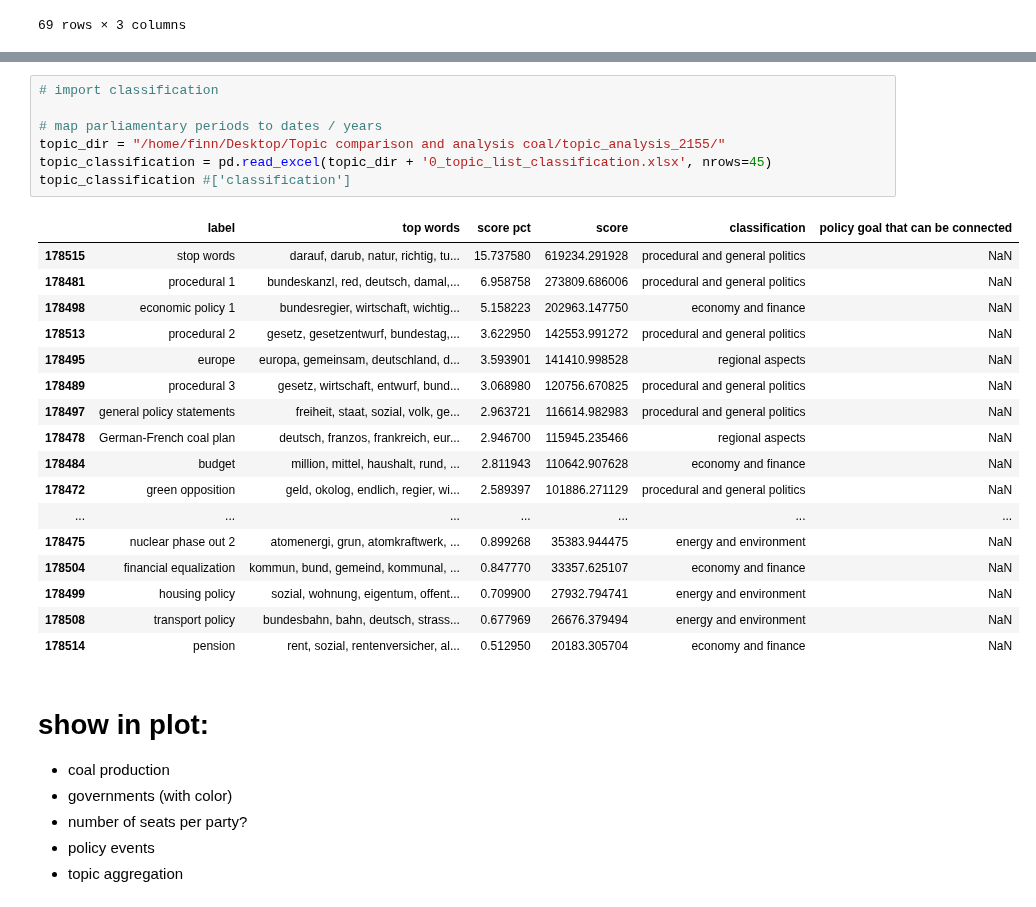
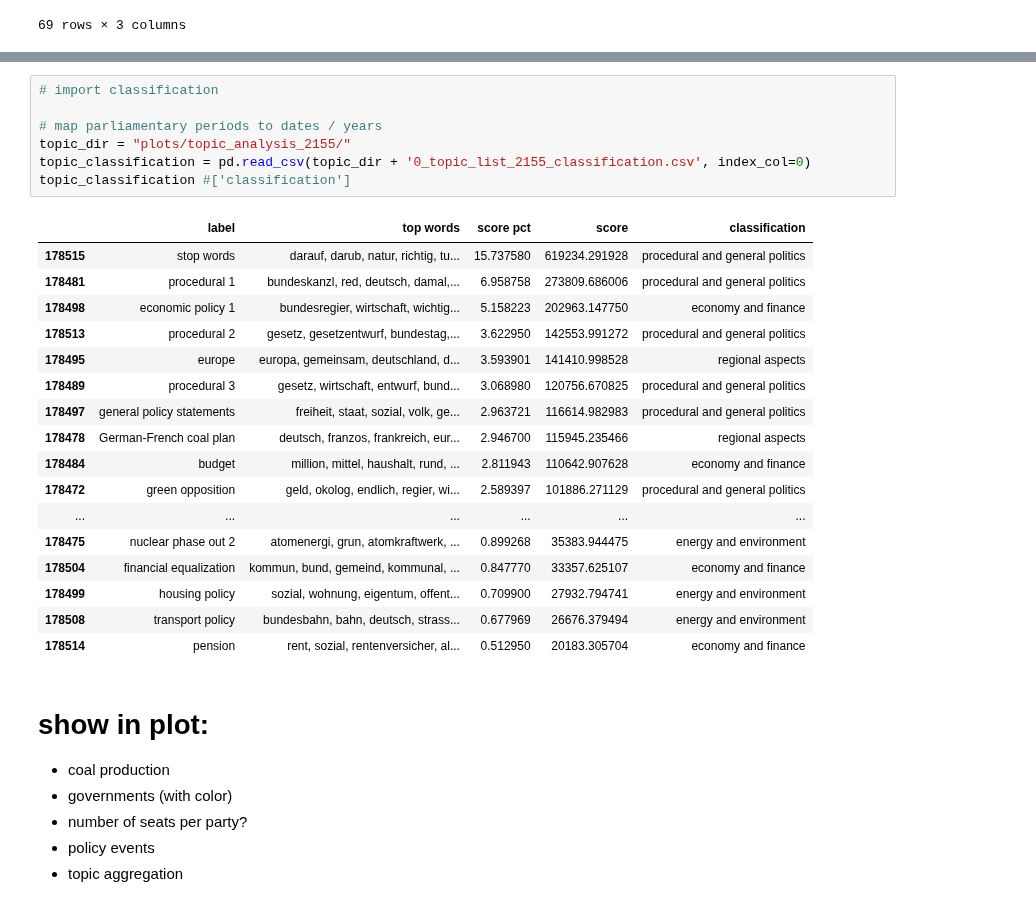
Before and after one commit to mcc-apsis/coal-discourse, a Jupyter notebook: 09_overview_coal_and_policy_development.ipynb, the cells around one changed output, grey strips where cells are left out. Drawn from its saved outputs; the diff is of its cells as text.

```diff
--- a/09_overview_coal_and_policy_development.ipynb
+++ b/09_overview_coal_and_policy_development.ipynb
@@ -75,28 +75,28 @@ Text(0,0.5,'production/import [Mt]')
 # %%
 # import classification
 
 # map parliamentary periods to dates / years
-topic_dir = "/home/finn/Desktop/Topic comparison and analysis coal/topic_analysis_2155/"
-topic_classification = pd.read_excel(topic_dir + '0_topic_list_classification.xlsx', nrows=45)
+topic_dir = "plots/topic_analysis_2155/"
+topic_classification = pd.read_csv(topic_dir + '0_topic_list_2155_classification.csv', index_col=0)
 topic_classification #['classification']
 # %% [output]
-|  | label | top words | score pct | score | classification | policy goal that can be connected |
-| 178515 | stop words | darauf, darub, natur, richtig, tu... | 15.737580 | 619234.291928 | procedural and general politics | NaN |
-| 178481 | procedural 1 | bundeskanzl, red, deutsch, damal,... | 6.958758 | 273809.686006 | procedural and general politics | NaN |
-| 178498 | economic policy 1 | bundesregier, wirtschaft, wichtig... | 5.158223 | 202963.147750 | economy and finance | NaN |
-| 178513 | procedural 2 | gesetz, gesetzentwurf, bundestag,... | 3.622950 | 142553.991272 | procedural and general politics | NaN |
-| 178495 | europe | europa, gemeinsam, deutschland, d... | 3.593901 | 141410.998528 | regional aspects | NaN |
-| 178489 | procedural 3 | gesetz, wirtschaft, entwurf, bund... | 3.068980 | 120756.670825 | procedural and general politics | NaN |
-| 178497 | general policy statements | freiheit, staat, sozial, volk, ge... | 2.963721 | 116614.982983 | procedural and general politics | NaN |
-| 178478 | German-French coal plan | deutsch, franzos, frankreich, eur... | 2.946700 | 115945.235466 | regional aspects | NaN |
-| 178484 | budget | million, mittel, haushalt, rund, ... | 2.811943 | 110642.907628 | economy and finance | NaN |
-| 178472 | green opposition | geld, okolog, endlich, regier, wi... | 2.589397 | 101886.271129 | procedural and general politics | NaN |
-| ... | ... | ... | ... | ... | ... | ... |
-| 178475 | nuclear phase out 2 | atomenergi, grun, atomkraftwerk, ... | 0.899268 | 35383.944475 | energy and environment | NaN |
-| 178504 | financial equalization | kommun, bund, gemeind, kommunal, ... | 0.847770 | 33357.625107 | economy and finance | NaN |
-| 178499 | housing policy | sozial, wohnung, eigentum, offent... | 0.709900 | 27932.794741 | energy and environment | NaN |
-| 178508 | transport policy | bundesbahn, bahn, deutsch, strass... | 0.677969 | 26676.379494 | energy and environment | NaN |
-| 178514 | pension | rent, sozial, rentenversicher, al... | 0.512950 | 20183.305704 | economy and finance | NaN |
+|  | label | top words | score pct | score | classification |
+| 178515 | stop words | darauf, darub, natur, richtig, tu... | 15.737580 | 619234.291928 | procedural and general politics |
+| 178481 | procedural 1 | bundeskanzl, red, deutsch, damal,... | 6.958758 | 273809.686006 | procedural and general politics |
+| 178498 | economic policy 1 | bundesregier, wirtschaft, wichtig... | 5.158223 | 202963.147750 | economy and finance |
+| 178513 | procedural 2 | gesetz, gesetzentwurf, bundestag,... | 3.622950 | 142553.991272 | procedural and general politics |
+| 178495 | europe | europa, gemeinsam, deutschland, d... | 3.593901 | 141410.998528 | regional aspects |
+| 178489 | procedural 3 | gesetz, wirtschaft, entwurf, bund... | 3.068980 | 120756.670825 | procedural and general politics |
+| 178497 | general policy statements | freiheit, staat, sozial, volk, ge... | 2.963721 | 116614.982983 | procedural and general politics |
+| 178478 | German-French coal plan | deutsch, franzos, frankreich, eur... | 2.946700 | 115945.235466 | regional aspects |
+| 178484 | budget | million, mittel, haushalt, rund, ... | 2.811943 | 110642.907628 | economy and finance |
+| 178472 | green opposition | geld, okolog, endlich, regier, wi... | 2.589397 | 101886.271129 | procedural and general politics |
+| ... | ... | ... | ... | ... | ... |
+| 178475 | nuclear phase out 2 | atomenergi, grun, atomkraftwerk, ... | 0.899268 | 35383.944475 | energy and environment |
+| 178504 | financial equalization | kommun, bund, gemeind, kommunal, ... | 0.847770 | 33357.625107 | economy and finance |
+| 178499 | housing policy | sozial, wohnung, eigentum, offent... | 0.709900 | 27932.794741 | energy and environment |
+| 178508 | transport policy | bundesbahn, bahn, deutsch, strass... | 0.677969 | 26676.379494 | energy and environment |
+| 178514 | pension | rent, sozial, rentenversicher, al... | 0.512950 | 20183.305704 | economy and finance |
 # %% [markdown]
 # show in plot:
 
```
Also changed, not shown: parts of 18 cells of this notebook.
